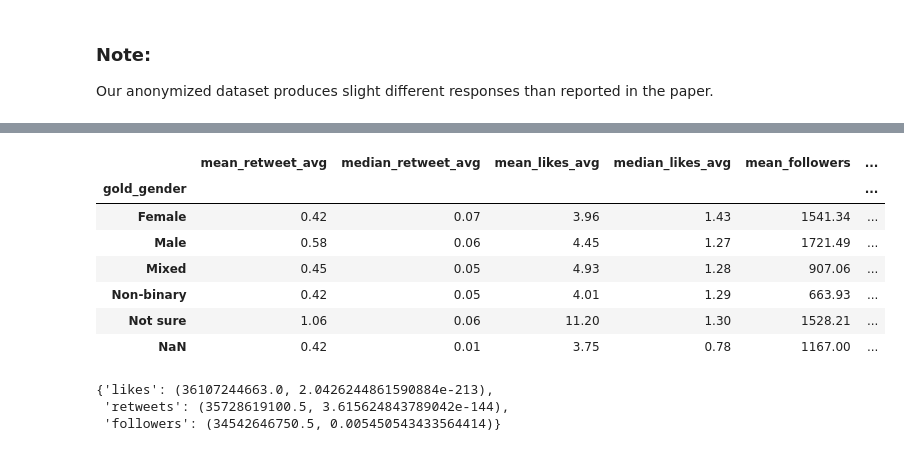
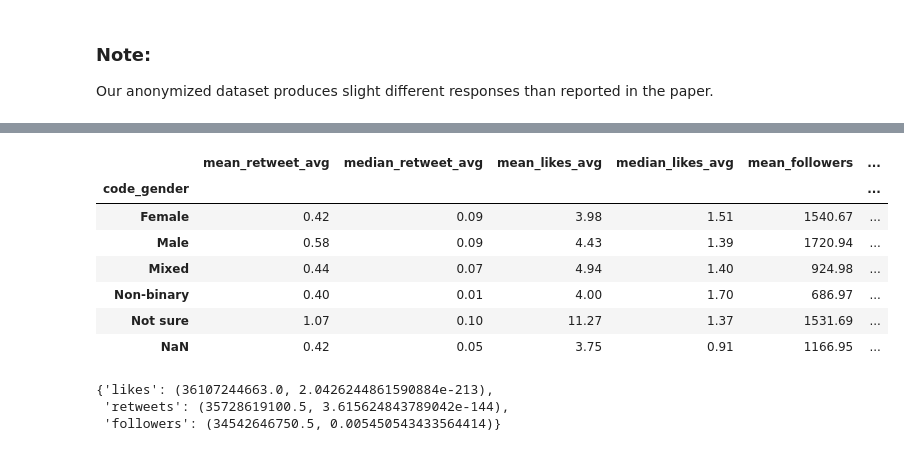
Before and after one commit to sshugars/challenging-gender-categorization, a Jupyter notebook: code/analysis_attention measures.ipynb, the cells around one changed output, grey strips where cells are left out. Cells and saved outputs as stored; diff of their text form; code cells hidden in the pictures.

```diff
--- a/code/analysis_attention measures.ipynb
+++ b/code/analysis_attention measures.ipynb
@@ -69,16 +67,16 @@ f.calc_stats("voter_file_sex", df)
 | Male | 0.45 | 0.05 | 4.13 | 0.95 | 1298.03 | ... |
 | Unknown | 0.55 | 0.06 | 4.25 | 0.97 | 1387.69 | ... |
 # %%
-f.calc_stats("gold_gender", df)
+f.calc_stats("code_gender", df)
 # %% [output]
 |  | mean_retweet_avg | median_retweet_avg | mean_likes_avg | median_likes_avg | mean_followers | ... |
-| gold_gender |  |  |  |  |  | ... |
-| Female | 0.42 | 0.07 | 3.96 | 1.43 | 1541.34 | ... |
-| Male | 0.58 | 0.06 | 4.45 | 1.27 | 1721.49 | ... |
-| Mixed | 0.45 | 0.05 | 4.93 | 1.28 | 907.06 | ... |
-| Non-binary | 0.42 | 0.05 | 4.01 | 1.29 | 663.93 | ... |
-| Not sure | 1.06 | 0.06 | 11.20 | 1.30 | 1528.21 | ... |
-| NaN | 0.42 | 0.01 | 3.75 | 0.78 | 1167.00 | ... |
+| code_gender |  |  |  |  |  | ... |
+| Female | 0.42 | 0.09 | 3.98 | 1.51 | 1540.67 | ... |
+| Male | 0.58 | 0.09 | 4.43 | 1.39 | 1720.94 | ... |
+| Mixed | 0.44 | 0.07 | 4.94 | 1.40 | 924.98 | ... |
+| Non-binary | 0.40 | 0.01 | 4.00 | 1.70 | 686.97 | ... |
+| Not sure | 1.07 | 0.10 | 11.27 | 1.37 | 1531.69 | ... |
+| NaN | 0.42 | 0.05 | 3.75 | 0.91 | 1166.95 | ... |
 # %%
 f.run_all_mann(df, "voter_file_sex", "Male", "Female", "greater")
 # %% [output]
```
Also changed, not shown: parts of 3 cells of this notebook, 19 other files.
